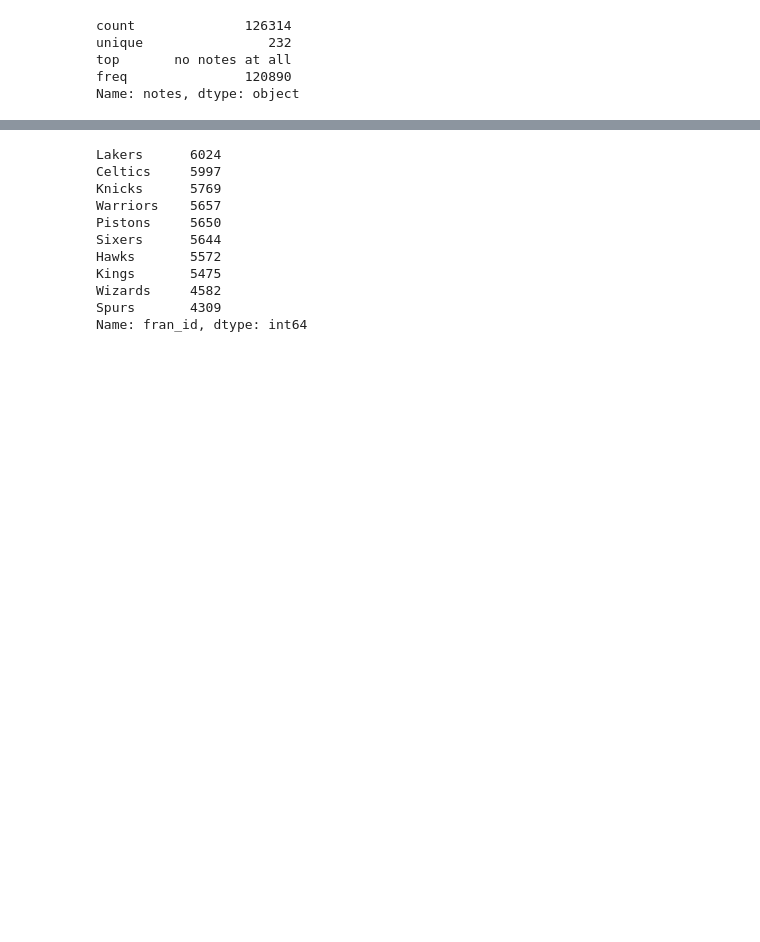
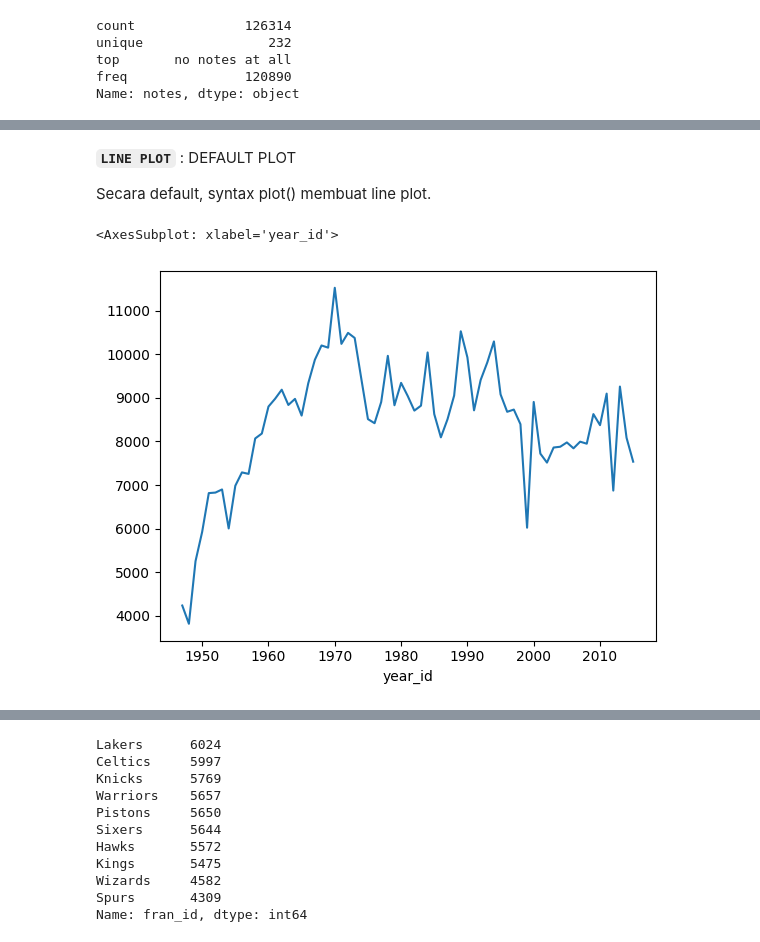
Before and after one commit to alflouvre/H8_3, a Jupyter notebook: A05-P4DS-Pandas_Introduction__PandasEP1.ipynb, the cells around one changed output, grey strips where cells are left out. Drawn from its saved outputs; the diff is of its cells as text; code cells hidden in the pictures; blank space fills up the shorter version.

```diff
--- a/A05-P4DS-Pandas_Introduction__PandasEP1.ipynb
+++ b/A05-P4DS-Pandas_Introduction__PandasEP1.ipynb
@@ -1433,0 +2577,7 @@ Name: pts, Length: 69, dtype: int64
+# %%
+# buat variable axes
+knicks_pts_by_year = nba[nba["fran_id"] == "Knicks"].groupby("year_id")["pts"].sum()
+
+# nba["fran_id"] == "Knicks"] buat milih tim Knicks
+# nba[..].groupby("year_id") pengelompokan berdasarkan tahun
+# ["pts"].sum() poin dijumlahkan
@@ -1433,0 +2600,9 @@ Name: pts, Length: 69, dtype: int64
+# %% [markdown]
+**`LINE PLOT`** : DEFAULT PLOT
+
+Secara default, syntax plot() membuat line plot.
+# %%
+knicks_pts_by_year.plot()
+# %% [output]
+<AxesSubplot: xlabel='year_id'>
+[figure, added]
```
Also changed, not shown: parts of 403 cells of this notebook, 1 other file.
